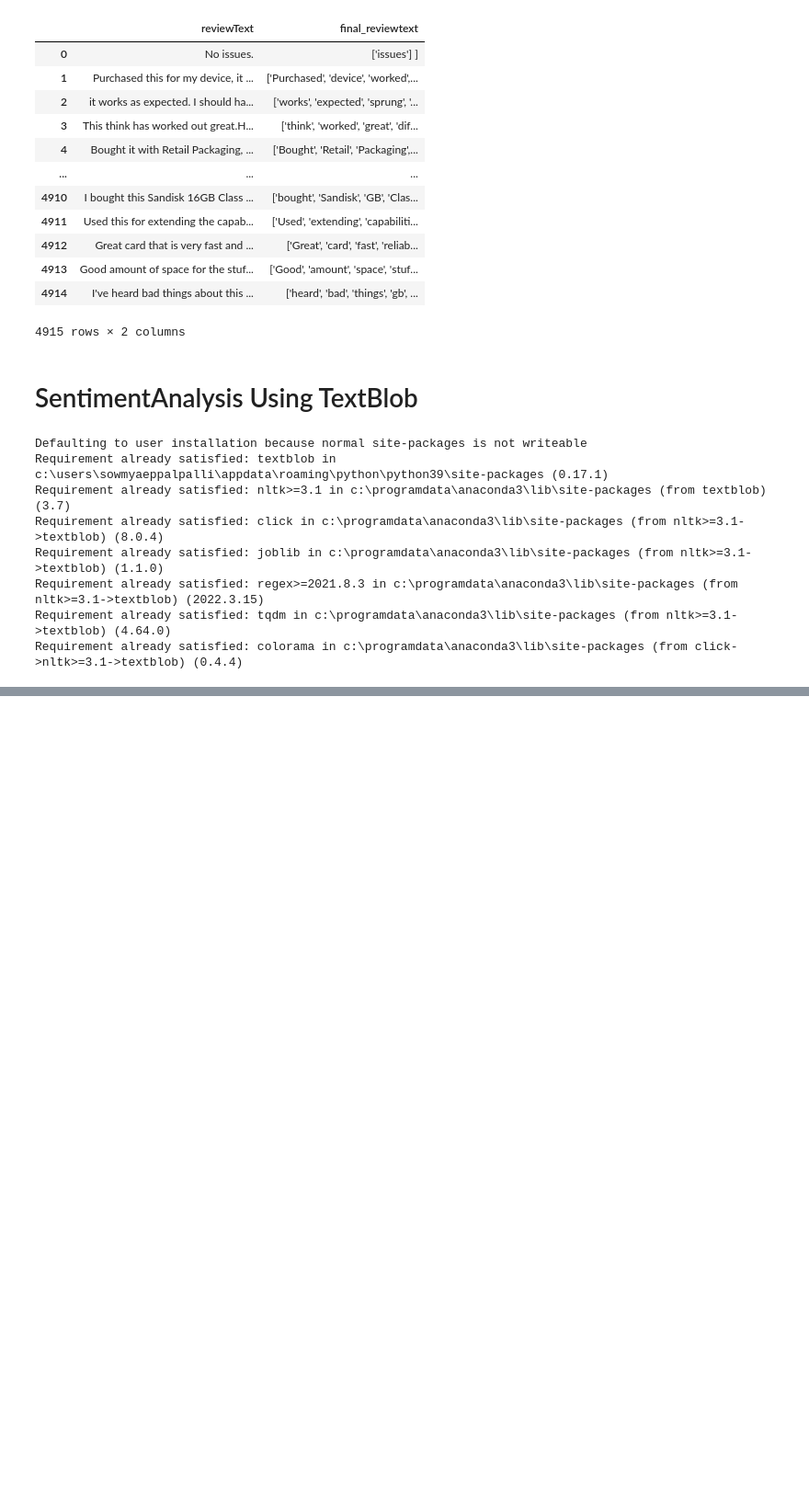
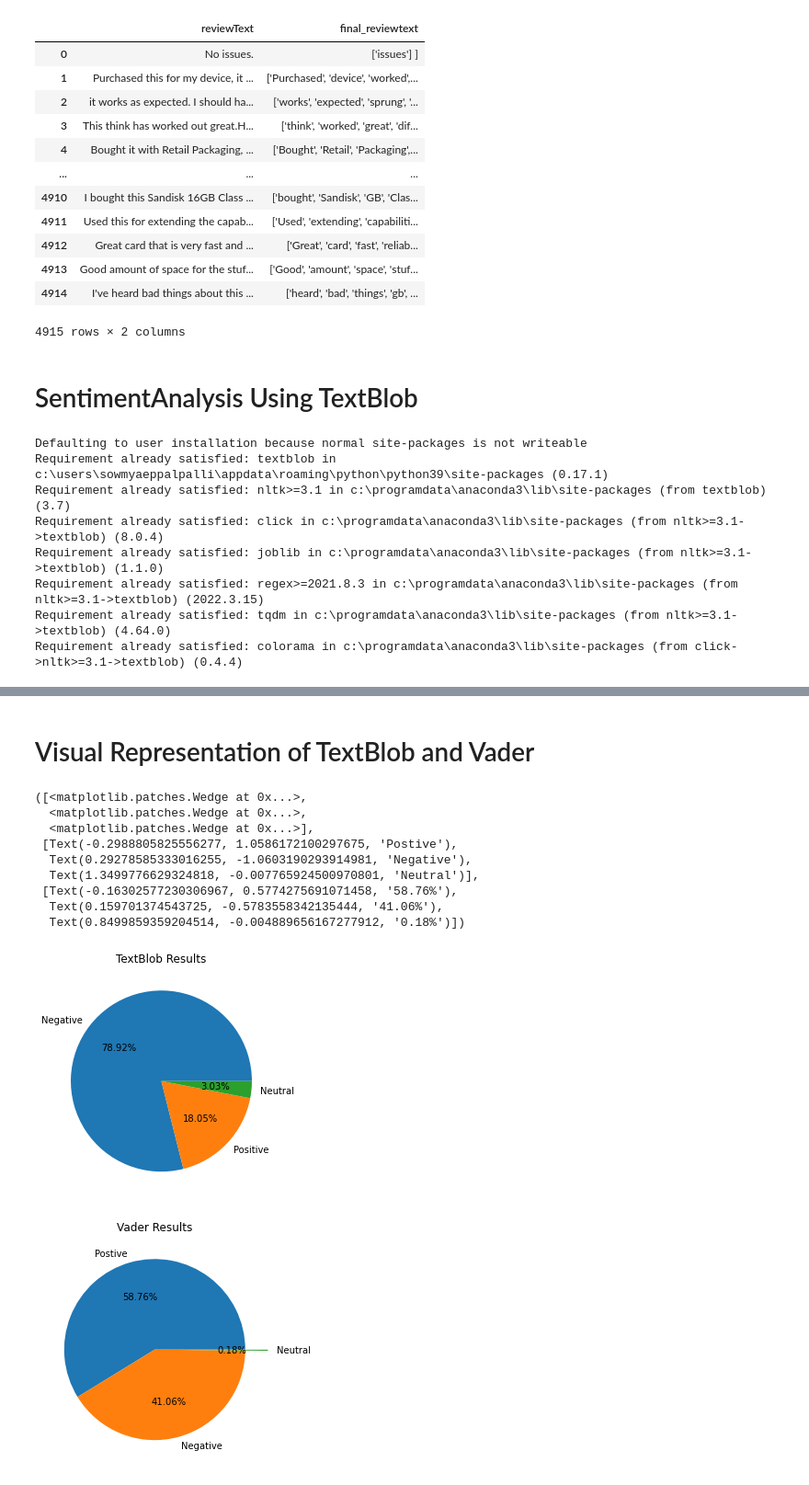
Before and after one commit to sowmya1127/Sentiment_Analysis_NLP, a Jupyter notebook: Sentiment_Analysis.ipynb, the cells around one changed output, grey strips where cells are left out. Shown at 92% size. Cells and saved outputs as stored; diff of their text form; code cells hidden in the pictures; blank space fills up the shorter version.

```diff
--- a/Sentiment_Analysis.ipynb
+++ b/Sentiment_Analysis.ipynb
@@ -215,0 +237,12 @@ Name: Analysis, dtype: int64
+# %%
+# Importing the package
+from vaderSentiment.vaderSentiment import SentimentIntensityAnalyzer
+analyzer=SentimentIntensityAnalyzer()
+
+# Creating a function to calculate Vader sentiment
+def vader_sentiment(review):
+    sentiment_score=analyzer.polarity_scores(review)
+    return sentiment_score['compound']
+# %%
+Amazon_Dataset['Vader_Compound']=Amazon_Dataset['final_reviewtext'].astype(str).apply(vader_sentiment)
+Amazon_Dataset
@@ -215,0 +263,12 @@ Name: Analysis, dtype: int64
+# %%
+# Creating a function for analysis
+def vader_analysis(score):
+    score=np.round(score,2)
+    if score < 0.5:
+        return 'Negative'
+    elif score == 0.5:
+        return 'Neutral'
+    else:
+        return 'Postive'
+
+Amazon_Dataset['Vader_Analysis']=Amazon_Dataset['Vader_Compound'].astype(float).apply(vader_analysis)
@@ -215,0 +291,27 @@ Name: Analysis, dtype: int64
+# %%
+vader_counts=Amazon_Dataset['Vader_Analysis'].value_counts()
+# %% [markdown]
+# Visual Representation of TextBlob and Vader
+# %%
+import matplotlib.pyplot as plt
+%matplotlib inline
+plt.figure(figsize=(15,7))
+plt.subplot(1,3,1)
+plt.title('TextBlob Results')
+plt.pie(textblob_counts.values,labels=textblob_counts.index,autopct='%2.2f%%')
+plt.figure(figsize=(15,7))
+plt.subplot(1,3,1)
+plt.title('Vader Results')
+plt.pie(vader_counts.values,labels=vader_counts.index,autopct='%2.2f%%',explode=(0,0,0.25))
+# %% [output]
+([<matplotlib.patches.Wedge at 0x...>,
+  <matplotlib.patches.Wedge at 0x...>,
+  <matplotlib.patches.Wedge at 0x...>],
+ [Text(-0.2988805825556277, 1.0586172100297675, 'Postive'),
+  Text(0.29278585333016255, -1.0603190293914981, 'Negative'),
+  Text(1.3499776629324818, -0.007765924500970801, 'Neutral')],
+ [Text(-0.16302577230306967, 0.5774275691071458, '58.76%'),
+  Text(0.159701374543725, -0.5783558342135444, '41.06%'),
+  Text(0.8499859359204514, -0.004889656167277912, '0.18%')])
+[figure, added]
+[figure, added]
```
Also changed, not shown: parts of 10 cells of this notebook.
